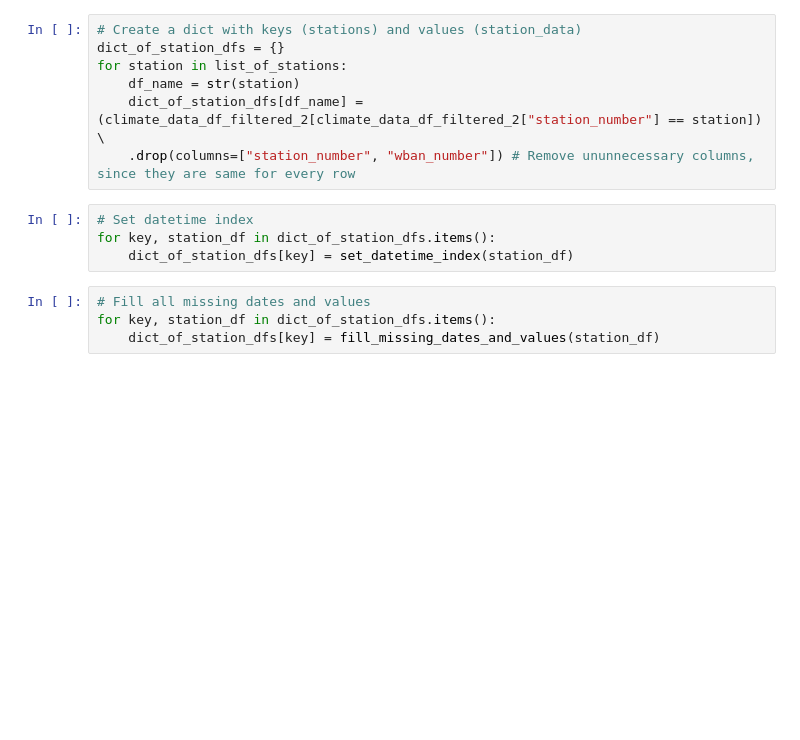
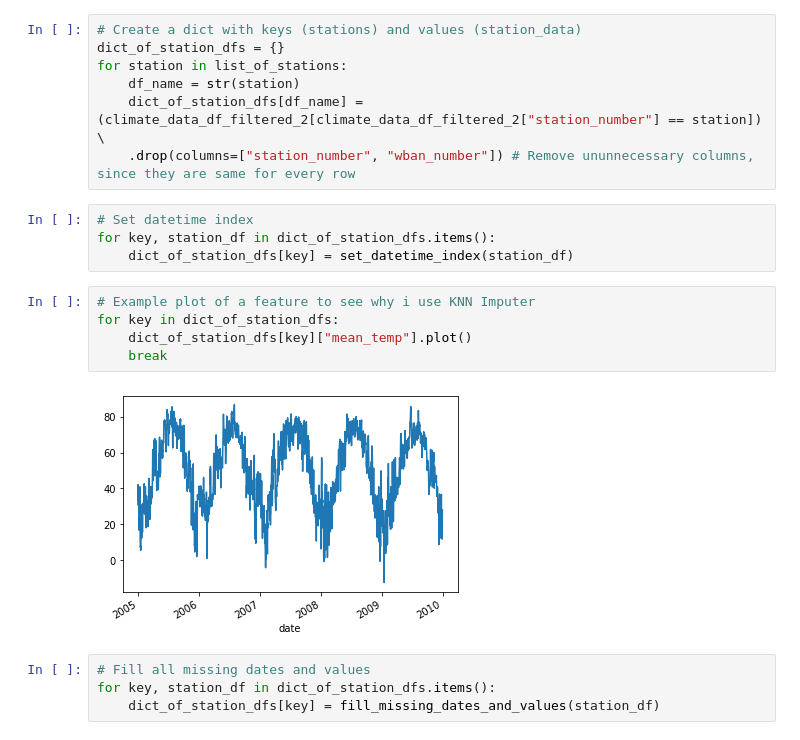
Before and after one commit to lifelonglearner94/7Learnings_Case_Study, a Jupyter notebook: My_solution.ipynb, the cells around one changed output. Cells and saved outputs as stored; diff of their text form; blank space fills up the shorter version.

```diff
--- a/My_solution.ipynb
+++ b/My_solution.ipynb
@@ -126,6 +137,13 @@ for station in list_of_stations:
 # Set datetime index
 for key, station_df in dict_of_station_dfs.items():
     dict_of_station_dfs[key] = set_datetime_index(station_df)
+# %%
+# Example plot of a feature to see why i use KNN Imputer
+for key in dict_of_station_dfs:
+    dict_of_station_dfs[key]["mean_temp"].plot()
+    break
+# %% [output]
+[figure, added]
 # %%
 # Fill all missing dates and values
 for key, station_df in dict_of_station_dfs.items():
```
Also changed, not shown: parts of 7 cells of this notebook, 1 other file.
